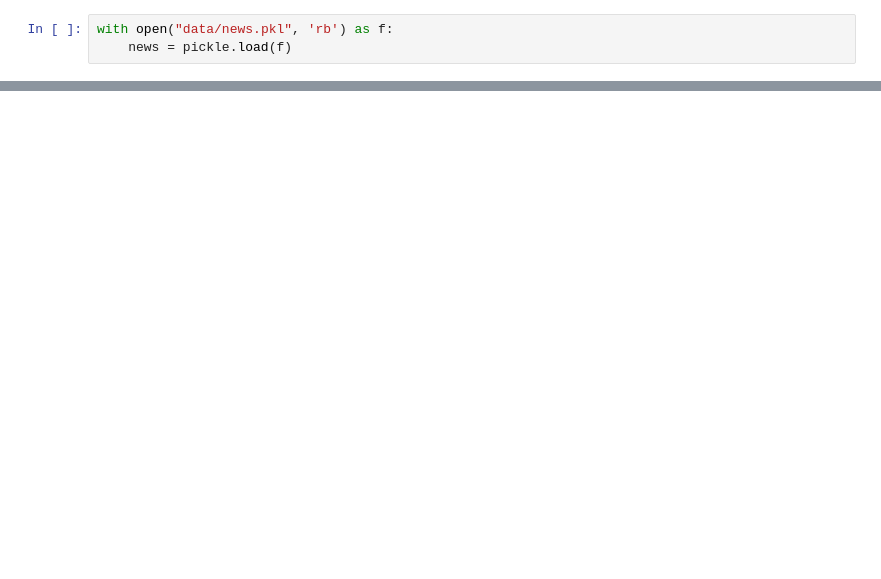
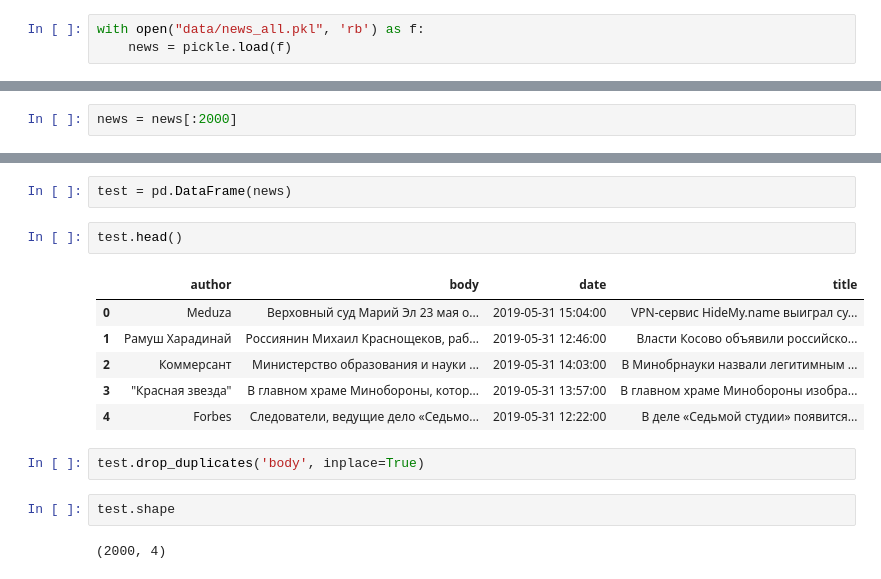
Before and after one commit to cherkasovoff/homeworks, a Jupyter notebook: NLP/Practice 2 - Shingles.ipynb, the cells around one changed output, grey strips where cells are left out. Saved outputs shown, nothing was run; the diff lists cells and outputs as text; blank space fills up the shorter version.

```diff
--- a/NLP/Practice 2 - Shingles.ipynb
+++ b/NLP/Practice 2 - Shingles.ipynb
@@ -4,3 +9,3 @@ import re
 # %%
-with open("data/news.pkl", 'rb') as f:
+with open("data/news_all.pkl", 'rb') as f:
     news = pickle.load(f)
@@ -9 +12,3 @@ shingles = set()
+# %%
+news = news[:2000]
 # %%
@@ -39,0 +158,17 @@ re.findall("[а-я]+", news[0]['body'].lower())
+# %%
+test = pd.DataFrame(news)
+# %%
+test.head()
+# %% [output]
+|  | author | body | date | title |
+| 0 | Meduza | Верховный суд Марий Эл 23 мая о... | 2019-05-31 15:04:00 | VPN-сервис HideMy.name выиграл су... |
+| 1 | Рамуш Харадинай | Россиянин Михаил Краснощеков, раб... | 2019-05-31 12:46:00 | Власти Косово объявили российско... |
+| 2 | Коммерсант | Министерство образования и науки ... | 2019-05-31 14:03:00 | В Минобрнауки назвали легитимным ... |
+| 3 | "Красная звезда" | В главном храме Минобороны, котор... | 2019-05-31 13:57:00 | В главном храме Минобороны изобра... |
+| 4 | Forbes | Следователи, ведущие дело «Седьмо... | 2019-05-31 12:22:00 | В деле «Седьмой студии» появится... |
+# %%
+test.drop_duplicates('body', inplace=True)
+# %%
+test.shape
+# %% [output]
+(2000, 4)
```
Also changed, not shown: parts of 23 cells of this notebook, 10 other files.
